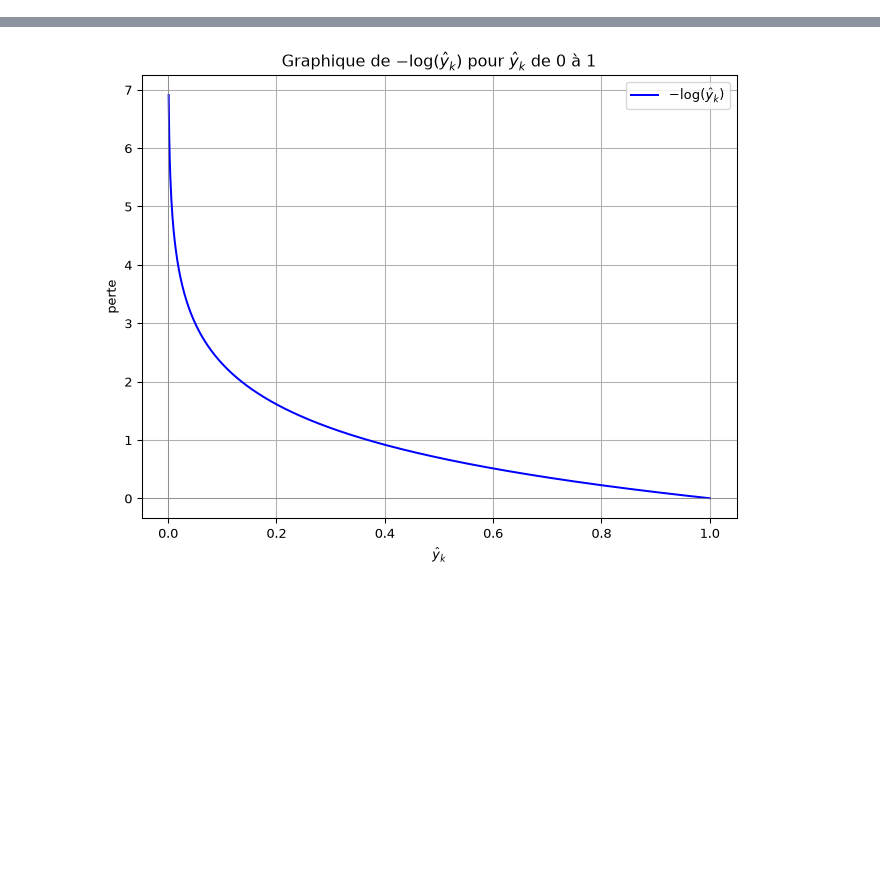
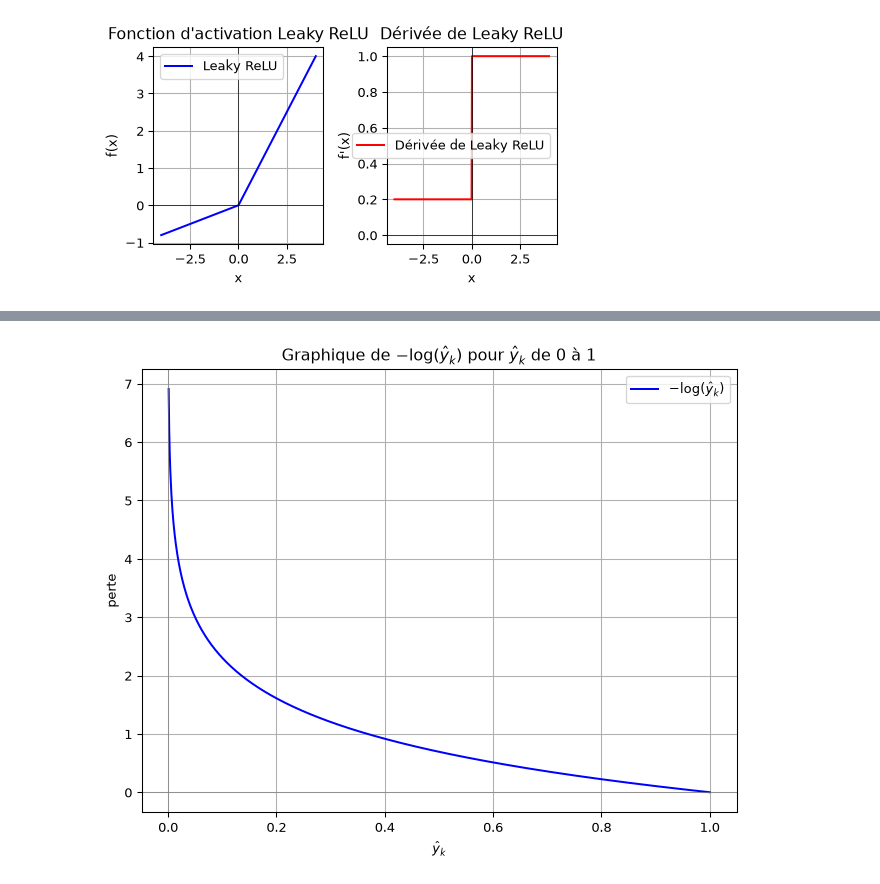
Before and after one commit to turcotte/csi-4506, a Jupyter notebook: lectures/14/slides.ipynb, the cells around one changed output, grey strips where cells are left out. Saved outputs shown, nothing was run; the diff lists cells and outputs as text; code cells hidden in the pictures; blank space fills up the shorter version.

```diff
--- a/lectures/14/slides.ipynb
+++ b/lectures/14/slides.ipynb
@@ -288,0 +249,49 @@ lorsque la prédiction s’éloigne de la valeur attendue, la perte augmente
+# %%
+import numpy as np
+import matplotlib.pyplot as plt
+
+# Définir la fonction Leaky ReLU
+def leaky_relu(x, alpha=0.2):
+    return np.where(x > 0, x, alpha * x)
+
+# Définir la dérivée de Leaky ReLU
+def leaky_relu_derivative(x, alpha=0.2):
+    return np.where(x > 0, 1, alpha)
+
+# Générer une plage de valeurs d'entrée
+x_values = np.linspace(-4, 4, 400)
+
+# Calculer Leaky ReLU et sa dérivée
+leaky_relu_values = leaky_relu(x_values)
+leaky_relu_derivative_values = leaky_relu_derivative(x_values)
+
+# Créer le graphique
+plt.figure(figsize=(5, 3))
+
+# Tracer Leaky ReLU
+plt.subplot(1, 2, 1)
+plt.plot(x_values, leaky_relu_values, label='Leaky ReLU', color='blue')
+plt.title("Fonction d'activation Leaky ReLU")
+plt.xlabel('x')
+plt.ylabel('f(x)')
+plt.grid(True)
+plt.axhline(0, color='black',linewidth=0.5)
+plt.axvline(0, color='black',linewidth=0.5)
+plt.legend()
+
+# Tracer la dérivée de Leaky ReLU
+plt.subplot(1, 2, 2)
+plt.plot(x_values, leaky_relu_derivative_values, label='Dérivée de Leaky ReLU', color='red')
+plt.title('Dérivée de Leaky ReLU')
+plt.xlabel('x')
+plt.ylabel("f'(x)")
+plt.grid(True)
+plt.axhline(0, color='black',linewidth=0.5)
+plt.axvline(0, color='black',linewidth=0.5)
+plt.legend()
+
+# Afficher les graphiques
+plt.tight_layout()
+plt.show()
+# %% [output]
+[figure, added]
```
Also changed, not shown: parts of 10 cells of this notebook, 41 other files.
